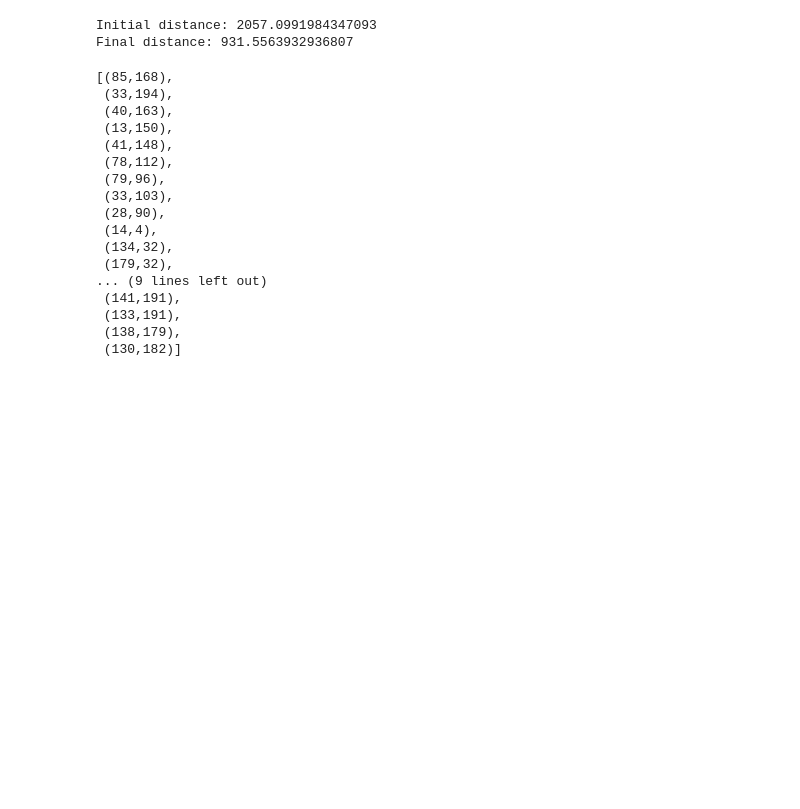
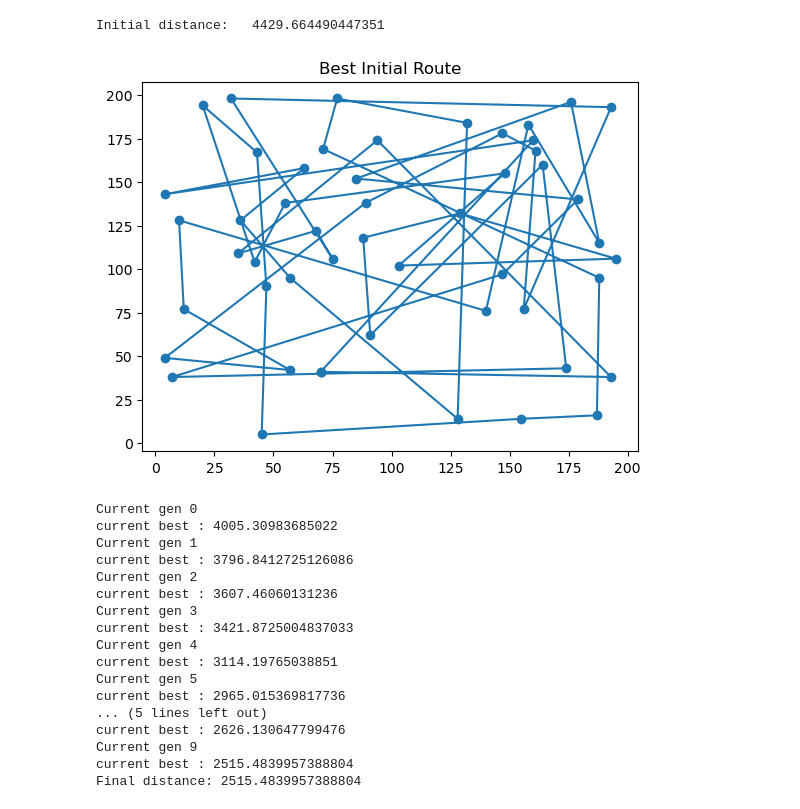
Before and after one commit to el-mimoso/tsp, a Jupyter notebook: mimeticAlgorithm.ipynb, the cells around one changed output. Saved outputs shown, nothing was run; the diff lists cells and outputs as text; code cells hidden in the pictures; blank space fills up the shorter version.

Commit message:
Plot Routes, WIIP opt2

```diff
--- a/mimeticAlgorithm.ipynb
+++ b/mimeticAlgorithm.ipynb
@@ -148,15 +159,39 @@ def nextGeneration(currentGen, eliteSize, mutationRate):
 # %%
 def geneticAlgorithm(population, popSize, eliteSize, mutationRate, generations):
     pop = initialPopulation(popSize, population)
-    print("Initial distance: " + str(1 / rankRoutes(pop)[0][1]))
+    progress = []
+
+    distance = (1 / rankRoutes(pop)[0][1])
+    progress.append(distance)
+    print(f"Initial distance:   {distance}")
+
+    # Best first route
+    bestRouteIndex = rankRoutes(pop)[0][0]
+    bestRoute = pop[bestRouteIndex]
+    # print(bestRoute)
+    plotRoute(bestRoute, "Best Initial Route")
 
 
 
 
     for i in range(0, generations):
+        print(f"Current gen {i}")
         pop = nextGeneration(pop, eliteSize, mutationRate)
+        progress.append(1 / rankRoutes(pop)[0][1])
+        print(f"current best : {1 / rankRoutes(pop)[0][1]}")
 
+
+    # Best final route.
     print("Final distance: " + str(1 / rankRoutes(pop)[0][1]))
     bestRouteIndex = rankRoutes(pop)[0][0]
     bestRoute = pop[bestRouteIndex]
+
+    plotRoute(bestRoute, "Best Found Route")
+
+
+    plt.plot(progress)
+    plt.ylabel('Distance')
+    plt.xlabel('Generation')
+    plt.show()
+
     return bestRoute
@@ -163,29 +207,29 @@ def geneticAlgorithm(population, popSize, eliteSize, mutationRate, generations):
 # %%
 cityList = []
 
-for i in range(0, 25):
+for i in range(0, 50):
     cityList.append(City(x=int(random.random() * 200),
                     y=int(random.random() * 200)))
 # %%
-geneticAlgorithm(population=cityList, popSize=100,
-                 eliteSize=20, mutationRate=0.01, generations=500)
+geneticAlgorithm(population=cityList, popSize=10,
+                 eliteSize=10, mutationRate=.01, generations=20)
 # %% [output]
-Initial distance: 2057.0991984347093
-Final distance: 931.5563932936807
+Initial distance:   4429.664490447351
+[figure, added]
-[(85,168),
- (33,194),
- (40,163),
- (13,150),
- (41,148),
- (78,112),
- (79,96),
- (33,103),
- (28,90),
- (14,4),
- (134,32),
- (179,32),
-... (9 lines left out)
- (141,191),
- (133,191),
- (138,179),
- (130,182)]
+Current gen 0
+current best : 4005.30983685022
+Current gen 1
+current best : 3796.8412725126086
+Current gen 2
+current best : 3607.46060131236
+Current gen 3
+current best : 3421.8725004837033
+Current gen 4
+current best : 3114.19765038851
+Current gen 5
+current best : 2965.015369817736
+... (5 lines left out)
+current best : 2626.130647799476
+Current gen 9
+current best : 2515.4839957388804
+Final distance: 2515.4839957388804
```
Also changed, not shown: parts of 10 cells of this notebook.
